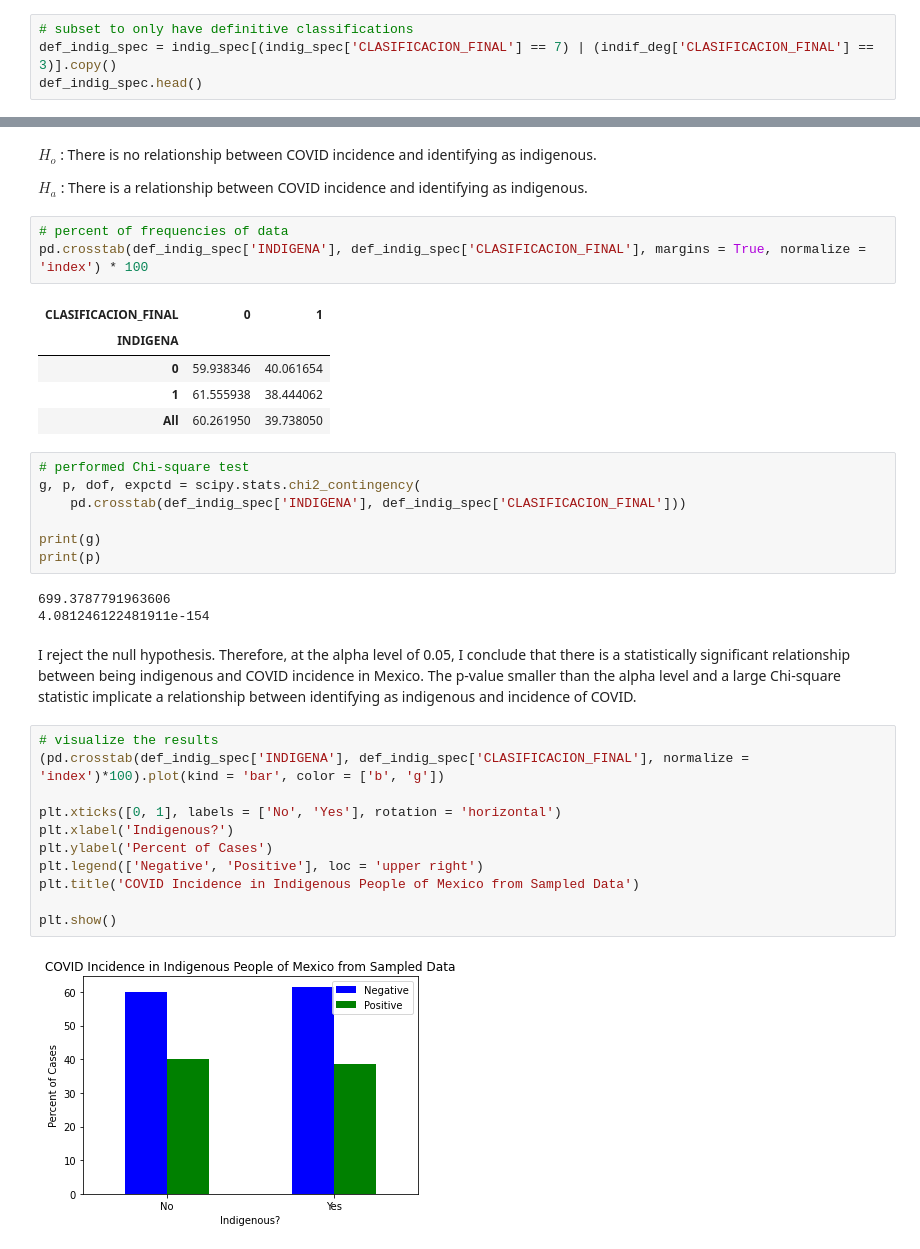
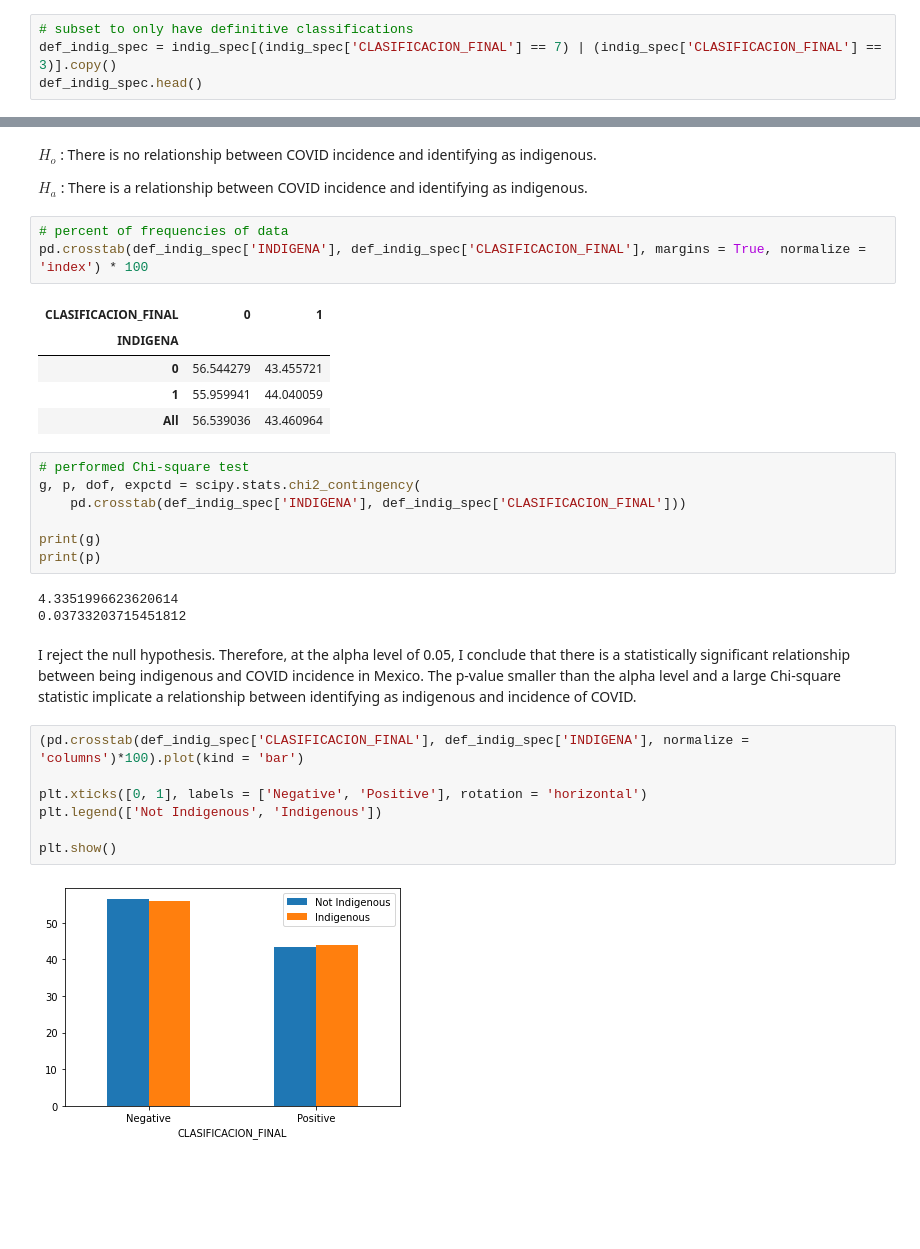
Before and after one commit to keilayb/project-covid, a Jupyter notebook: MX_COVID.ipynb, the cells around one changed output, grey strips where cells are left out. Cells and saved outputs as stored; diff of their text form; blank space fills up the shorter version.

Commit message:
Determined which graphs to keep and updated conclusions.

```diff
--- a/MX_COVID.ipynb
+++ b/MX_COVID.ipynb
@@ -505,5 +467,5 @@ indig_spec
 4002882 rows × 2 columns
 # %%
 # subset to only have definitive classifications
-def_indig_spec = indig_spec[(indig_spec['CLASIFICACION_FINAL'] == 7) | (indif_deg['CLASIFICACION_FINAL'] == 3)].copy()
+def_indig_spec = indig_spec[(indig_spec['CLASIFICACION_FINAL'] == 7) | (indig_spec['CLASIFICACION_FINAL'] == 3)].copy()
 def_indig_spec.head()
@@ -521,9 +504,9 @@ pd.crosstab(def_indig_spec['INDIGENA'], def_indig_spec['CLASIFICACION_FINAL'], m
 # %% [output]
 | CLASIFICACION_FINAL | 0 | 1 |
 | INDIGENA |  |  |
-| 0 | 59.938346 | 40.061654 |
-| 1 | 61.555938 | 38.444062 |
-| All | 60.261950 | 39.738050 |
+| 0 | 56.544279 | 43.455721 |
+| 1 | 55.959941 | 44.040059 |
+| All | 56.539036 | 43.460964 |
 # %%
 # performed Chi-square test
 g, p, dof, expctd = scipy.stats.chi2_contingency(
@@ -532,20 +515,16 @@ g, p, dof, expctd = scipy.stats.chi2_contingency(
 print(g)
 print(p)
 # %% [output]
-699.3787791963606
-4.081246122481911e-154
+4.3351996623620614
+0.03733203715451812
 # %% [markdown]
 I reject the null hypothesis. Therefore, at the alpha level of 0.05, I conclude that there is a statistically significant relationship between being indigenous and COVID incidence in Mexico. The p-value smaller than the alpha level and a large Chi-square statistic implicate a relationship between identifying as indigenous and incidence of COVID.
 # %%
-# visualize the results
-(pd.crosstab(def_indig_spec['INDIGENA'], def_indig_spec['CLASIFICACION_FINAL'], normalize = 'index')*100).plot(kind = 'bar', color = ['b', 'g'])
+(pd.crosstab(def_indig_spec['CLASIFICACION_FINAL'], def_indig_spec['INDIGENA'], normalize = 'columns')*100).plot(kind = 'bar')
 
-plt.xticks([0, 1], labels = ['No', 'Yes'], rotation = 'horizontal')
-plt.xlabel('Indigenous?')
-plt.ylabel('Percent of Cases')
-plt.legend(['Negative', 'Positive'], loc = 'upper right')
-plt.title('COVID Incidence in Indigenous People of Mexico from Sampled Data')
+plt.xticks([0, 1], labels = ['Negative', 'Positive'], rotation = 'horizontal')
+plt.legend(['Not Indigenous', 'Indigenous'])
 
 plt.show()
 # %% [output]
-[figure, old version]
+[figure, new version]
```
Also changed, not shown: parts of 11 cells of this notebook.
